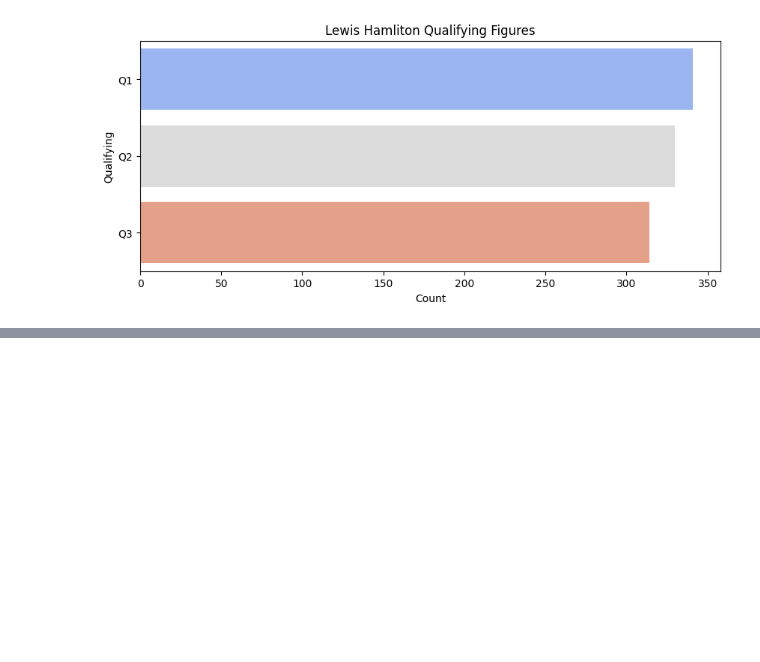
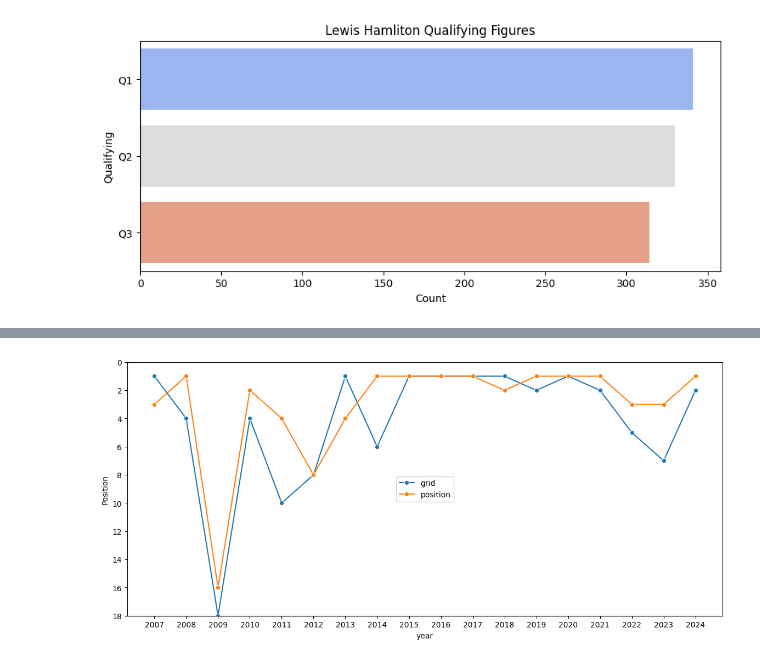
Before and after one commit to sagarverma29/F1-World-Championship-Analysis, a Jupyter notebook: Formula 1 EDA.ipynb, the cells around one changed output, grey strips where cells are left out. Saved outputs shown, nothing was run; the diff lists cells and outputs as text; code cells hidden in the pictures; blank space fills up the shorter version.

```diff
--- a/Formula 1 EDA.ipynb
+++ b/Formula 1 EDA.ipynb
@@ -822,0 +881,21 @@ plt.show()
+# %%
+query= """
+SELECT DISTINCT r.raceId, r.circuitId, r.Grand_prix, rs.grid, rs.driverId, d.Name, rs.position, r.year
+FROM results as rs
+JOIN drivers as d
+ON d.driverId = rs.driverId
+JOIN races as r
+ON r.raceId = rs.raceId
+JOIN circuits as c
+ON c.circuitId = r.circuitId
+WHERE c.circuitId = 9 AND d.driverId = 1
+GROUP BY r.raceId, r.circuitId, rs.driverId, r.year
+"""
+
+hamilton_silverstone = pd.read_sql(query, engine)
+# %%
+hamilton_silverstone = hamilton_silverstone[hamilton_silverstone['Grand_Prix']!='70th Anniversary Grand Prix']
+# %%
+hamilton_silverstone.loc[:, 'position'] = hamilton_silverstone['position'].astype(int)
+# %%
+hamilton_silverstone= pd.melt(frame= hamilton_silverstone, id_vars= 'year', value_vars= ['grid','position'], var_name= 'Position type', value_name= 'Position')
@@ -822,0 +922,10 @@ plt.show()
+# %%
+plt.figure(figsize = (14,6))
+g= sns.lineplot(data= hamilton_silverstone, x= 'year', y= 'Position', marker = 'o', hue= 'Position type')
+plt.ylim(0,18)
+plt.gca().invert_yaxis()
+plt.xticks(hamilton_silverstone['year'].unique())
+plt.legend(loc = 'center')
+plt.show()
+# %% [output]
+[figure, added]
```
Also changed, not shown: parts of 7 cells of this notebook.
